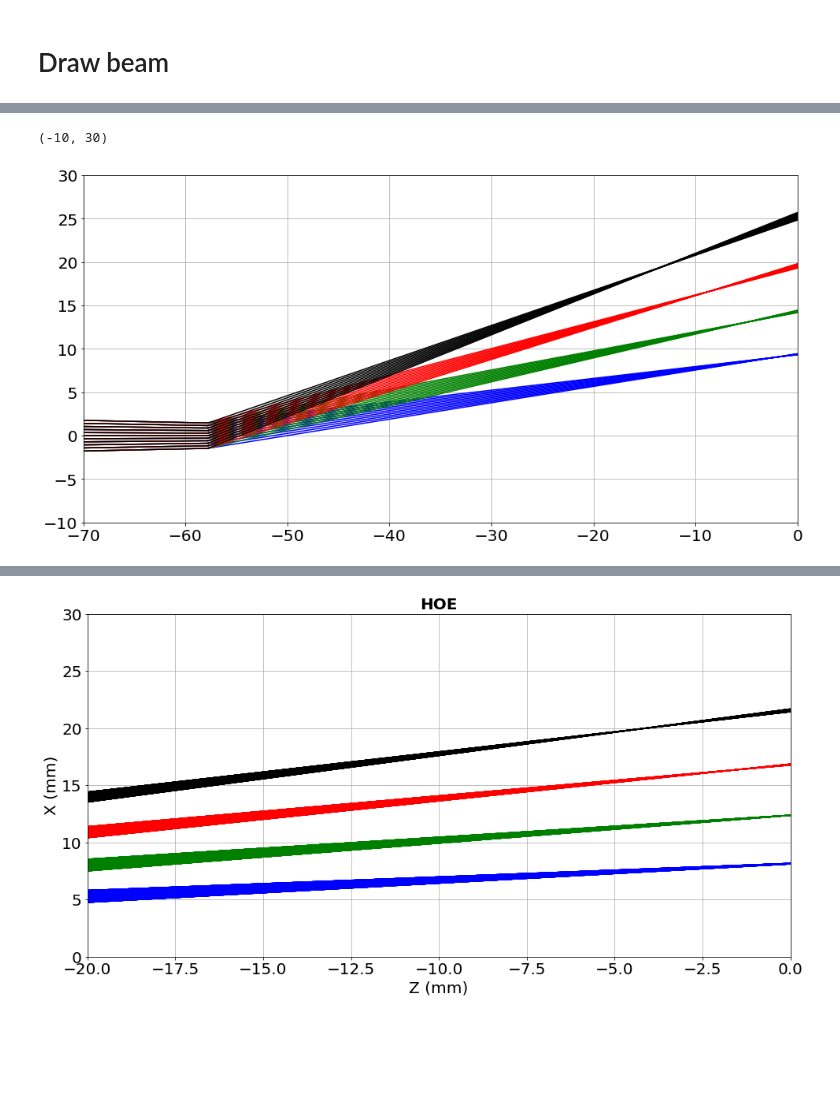
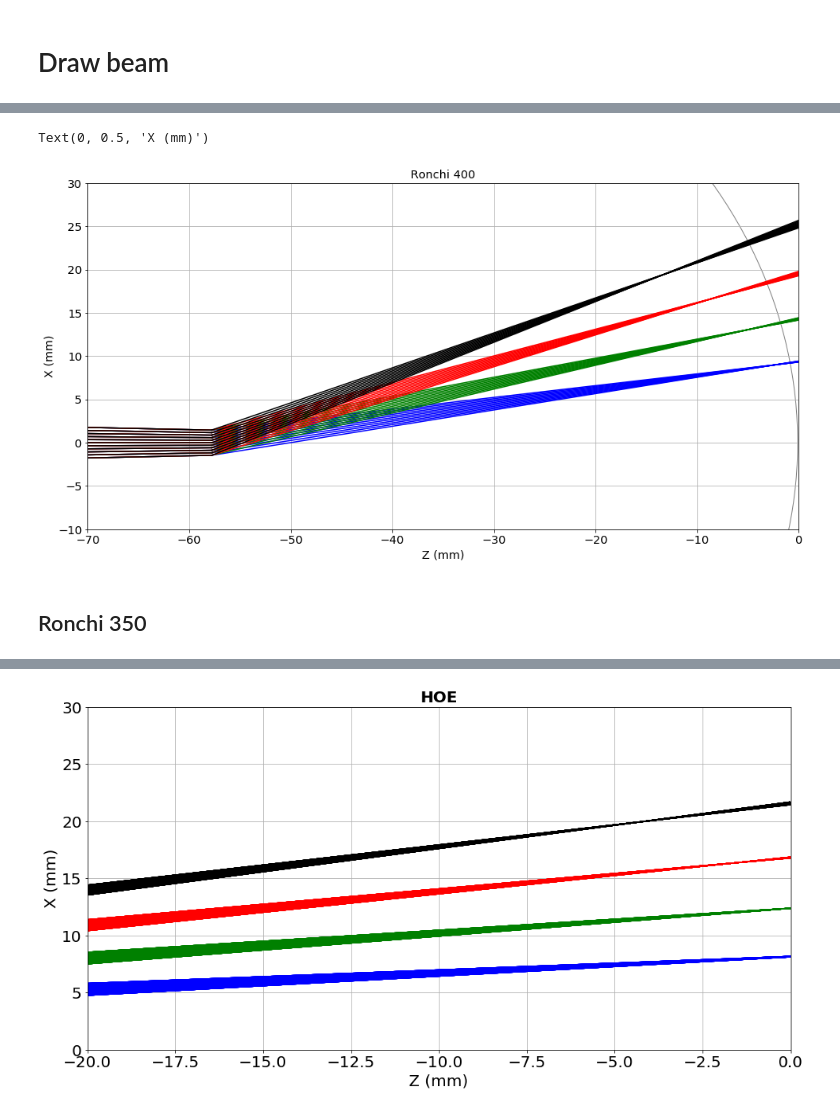
Before and after one commit to sylvielsstfr/OpticSimWthB4, a Jupyter notebook: DrawBeams/notebooks_draw/DrawBeams_swap.ipynb, the cells around one changed output, grey strips where cells are left out. Drawn from its saved outputs; the diff is of its cells as text; code cells hidden in the pictures; blank space fills up the shorter version.

```diff
--- a/DrawBeams/notebooks_draw/DrawBeams_swap.ipynb
+++ b/DrawBeams/notebooks_draw/DrawBeams_swap.ipynb
@@ -214,0 +220,2 @@ ColorDict = {0.0004:"b",0.0006:"g",0.0008:"r",0.001:"k"}
+# %%
+central_ray=df_R400.loc[(df_R400["U0"]==0) & (df_R400["X0"]==0) & (df_R400["Y0"]==0)]
@@ -214,0 +230,4 @@ ColorDict = {0.0004:"b",0.0006:"g",0.0008:"r",0.001:"k"}
+# %%
+R0C_R400=central_ray.mean()["Z3"]-central_ray.mean()["Z2"]
+X0C_R400=central_ray.mean()["Z1"]-central_ray.mean()["Z3"]
+Y0C_R400=0
@@ -215,22 +254,32 @@ ColorDict = {0.0004:"b",0.0006:"g",0.0008:"r",0.001:"k"}
 # %%
-plt.figure(figsize=(16,8))
+#fig=plt.figure(figsize=(16,8))
+fig,ax = plt.subplots(figsize=(16,8))
+
 for index, row in df_R400.iterrows():
     wl=row["wave"]
     col=ColorDict[wl]
     X0=row["X0"];Y0=row["Y0"];Z0=row["Z0"]-115.5
     X1=row["X1"];Y1=row["Y1"];Z1=row["Z1"]-115.5
     X2=row["X2"];Y2=row["Y2"];Z2=row["Z2"]-115.5
     X3=row["X3"];Y3=row["Y3"];Z3=row["Z3"]-115.5
     if Y0==0:
-        plt.plot([Z0,Z1],[X0,X1],"-",color=col)
-        plt.plot([Z1,Z2],[X1,X2],"-",color=col)
-        plt.plot([Z2,Z3],[X2,X3],"-",color=col)
-plt.grid()
-plt.xlim(-70,0)
-plt.ylim(-10,30)
-plt.title("Ronchi 400")
-plt.xlabel("Z (mm)")
-plt.ylabel("X (mm)")
+        ax.plot([Z0,Z1],[X0,X1],"-",color=col)
+        ax.plot([Z1,Z2],[X1,X2],"-",color=col)
+        ax.plot([Z2,Z3],[X2,X3],"-",color=col)
+
+ellipse = mpl.patches.Ellipse(xy=(X0C_R400, Y0C_R400), width=2*R0C_R400, height=2*R0C_R400,angle=1,color="grey",fill=False)
+
+fig.gca().add_artist(ellipse)
+
+
+ax.grid()
+ax.set_xlim(-70,0)
+ax.set_ylim(-10,30)
+ax.set_title("Ronchi 400")
+ax.set_xlabel("Z (mm)")
+ax.set_ylabel("X (mm)")
 # %% [output]
-(-10, 30)
+Text(0, 0.5, 'X (mm)')
-[figure, old version]
+[figure, new version]
+# %% [markdown]
+## Ronchi 350
```
Also changed, not shown: parts of 17 cells of this notebook.
